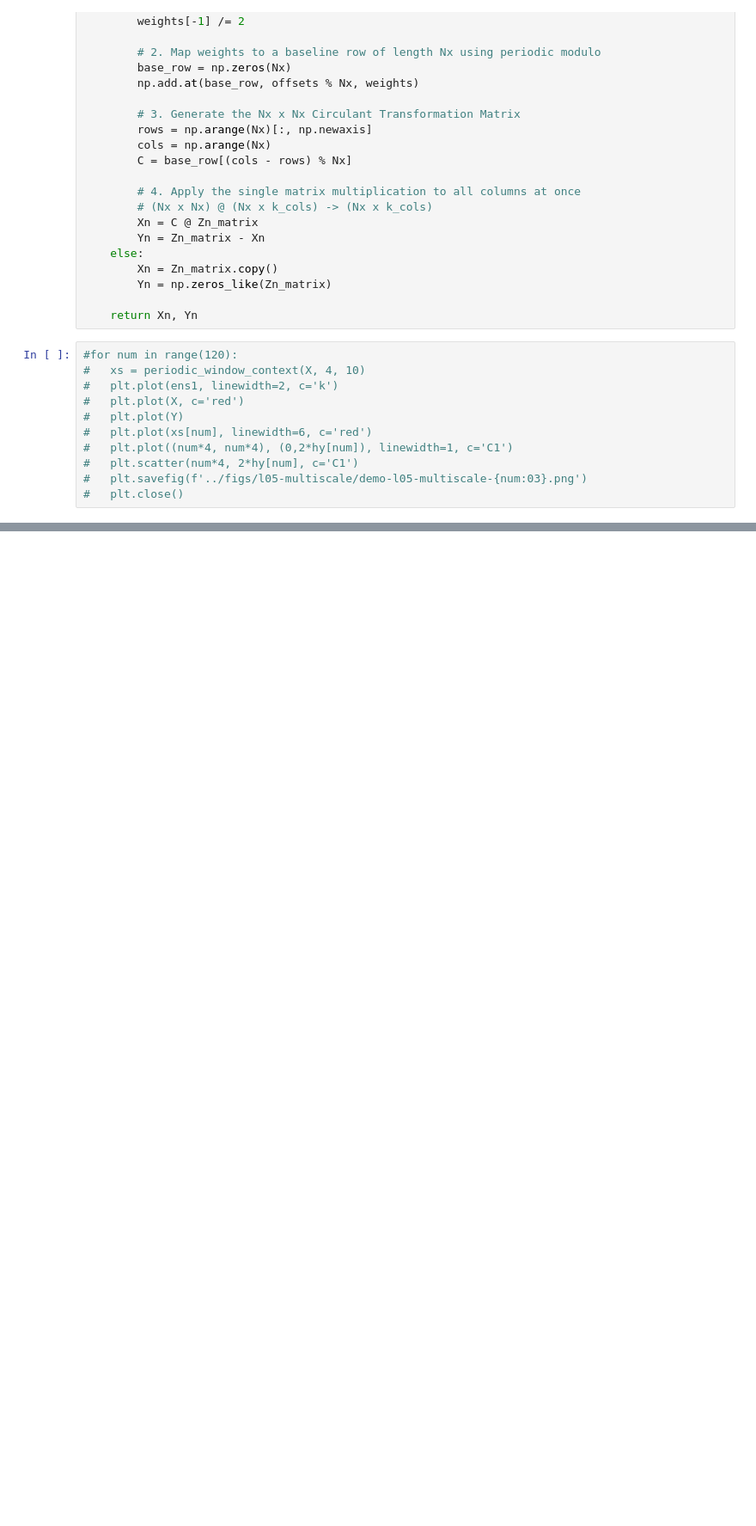
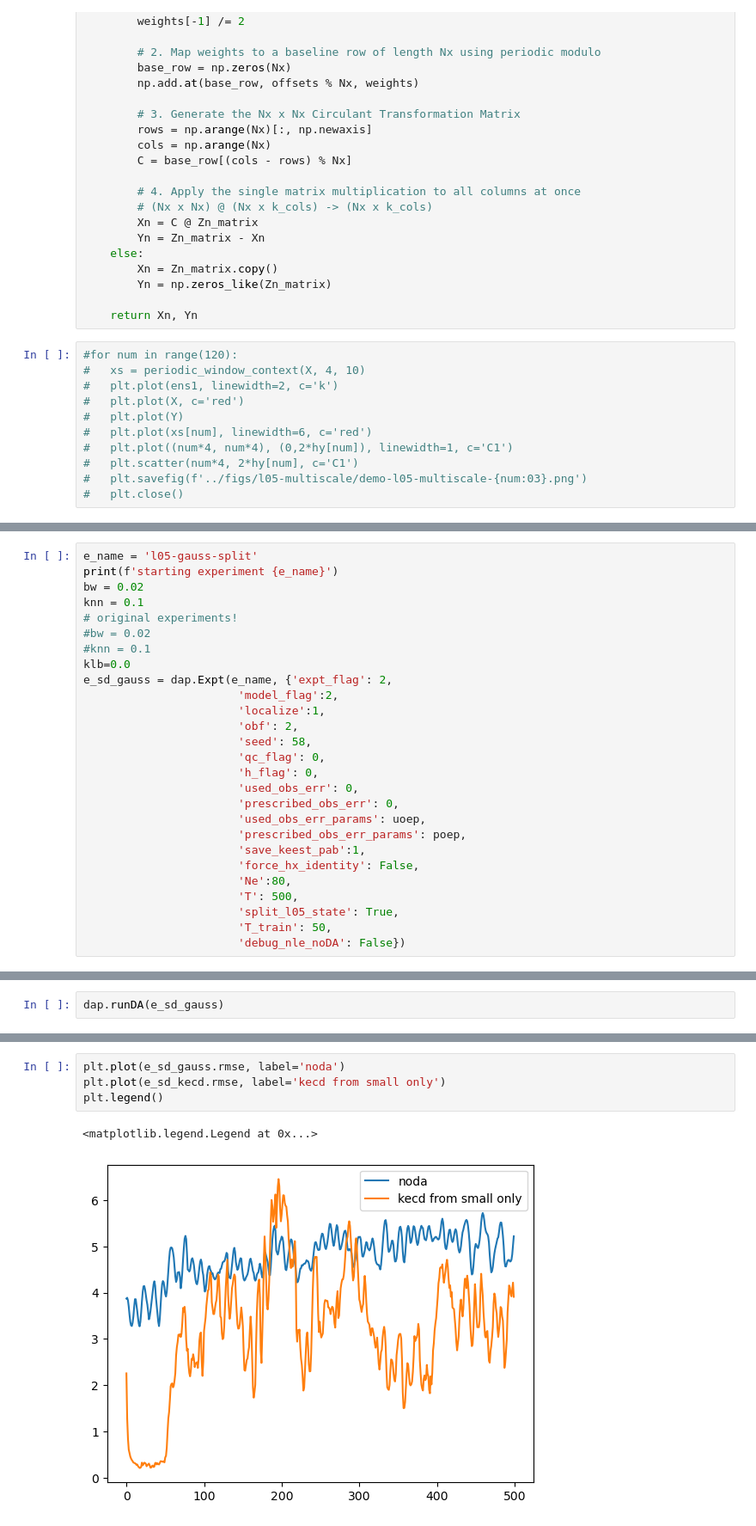
Before and after one commit to hsanter/DAPyr-nle, a Jupyter notebook: src/notebooks/scale-sep.ipynb, the cells around one changed output, grey strips where cells are left out. Shown at 86% size. Cells and saved outputs as stored; diff of their text form; blank space fills up the shorter version.

```diff
--- a/src/notebooks/scale-sep.ipynb
+++ b/src/notebooks/scale-sep.ipynb
@@ -221,0 +228,27 @@ plt.plot(np.arange(0,480, 8),hyt[:,30])
+# %%
+e_name = 'l05-gauss-split'
+print(f'starting experiment {e_name}')
+bw = 0.02
+knn = 0.1
+# original experiments!
+#bw = 0.02
+#knn = 0.1
+klb=0.0
+e_sd_gauss = dap.Expt(e_name, {'expt_flag': 2,
+                       'model_flag':2,
+                       'localize':1,
+                       'obf': 2,
+                       'seed': 58,
+                       'qc_flag': 0,
+                       'h_flag': 0,
+                       'used_obs_err': 0,
+                       'prescribed_obs_err': 0,
+                       'used_obs_err_params': uoep,
+                       'prescribed_obs_err_params': poep,
+                       'save_keest_pab':1,
+                       'force_hx_identity': False,
+                       'Ne':80,
+                       'T': 500,
+                       'split_l05_state': True,
+                       'T_train': 50,
+                       'debug_nle_noDA': False})
@@ -221,0 +257,2 @@ plt.plot(np.arange(0,480, 8),hyt[:,30])
+# %%
+dap.runDA(e_sd_gauss)
@@ -221,0 +278,7 @@ plt.plot(np.arange(0,480, 8),hyt[:,30])
+# %%
+plt.plot(e_sd_gauss.rmse, label='noda')
+plt.plot(e_sd_kecd.rmse, label='kecd from small only')
+plt.legend()
+# %% [output]
+<matplotlib.legend.Legend at 0x...>
+[figure, added]
```
Also changed, not shown: parts of 7 cells of this notebook, 3 other files.
